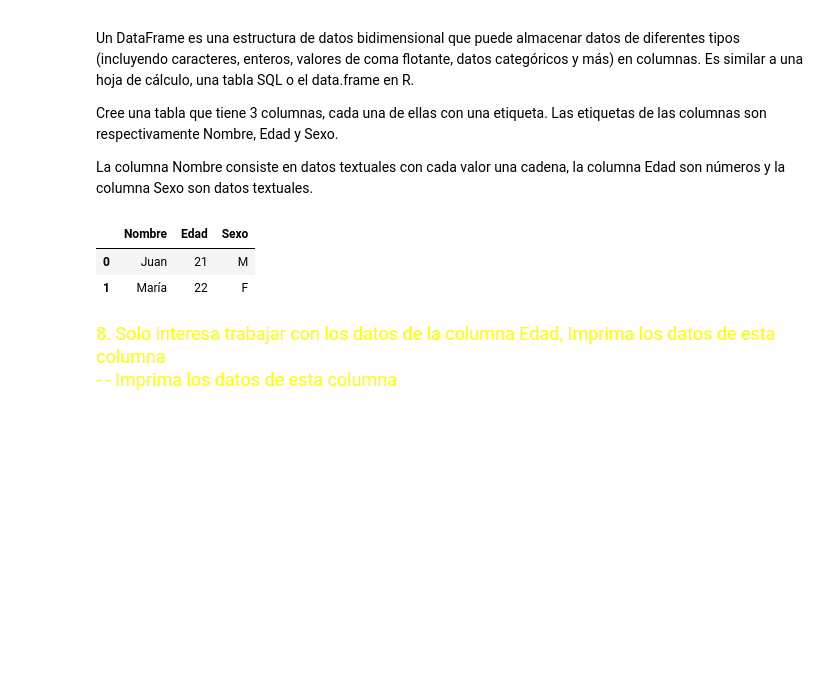
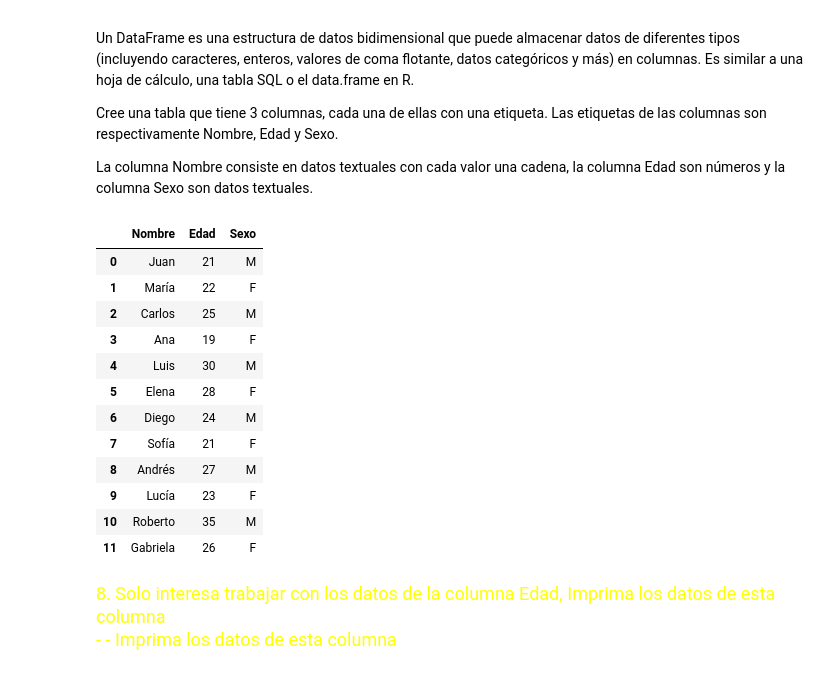
Before and after one commit to juan1jose3/pandas_stuff, a Jupyter notebook: TallerPythonPandas/notebooks/TallerPythonPandas.ipynb, the cells around one changed output. Cells and saved outputs as stored; diff of their text form; code cells hidden in the pictures; blank space fills up the shorter version.

```diff
--- a/TallerPythonPandas/notebooks/TallerPythonPandas.ipynb
+++ b/TallerPythonPandas/notebooks/TallerPythonPandas.ipynb
@@ -162,17 +162,31 @@ La columna Nombre consiste en datos textuales con cada valor una cadena, la colu
 # %%
 #Utilizar las buenas practicas de python
 people = {
-    "Nombre":["Juan","María"],
-    "Edad":[21,22],
-    "Sexo":["M","F"]
+    "Nombre": [
+        "Juan", "María", "Carlos", "Ana", "Luis",
+        "Elena", "Diego", "Sofía", "Andrés", "Lucía",
+        "Roberto", "Gabriela"
+    ],
+    "Edad": [21, 22, 25, 19, 30, 28, 24, 21, 27, 23, 35, 26],
+    "Sexo": ["M", "F", "M", "F", "M", "F", "M", "F", "M", "F", "M", "F"]
 }
 
 people_data_frame = pd.DataFrame(data=people)
 people_data_frame
 # %% [output]
 |  | Nombre | Edad | Sexo |
 | 0 | Juan | 21 | M |
 | 1 | María | 22 | F |
+| 2 | Carlos | 25 | M |
+| 3 | Ana | 19 | F |
+| 4 | Luis | 30 | M |
+| 5 | Elena | 28 | F |
+| 6 | Diego | 24 | M |
+| 7 | Sofía | 21 | F |
+| 8 | Andrés | 27 | M |
+| 9 | Lucía | 23 | F |
+| 10 | Roberto | 35 | M |
+| 11 | Gabriela | 26 | F |
 # %% [markdown]
 <font color="yellow" size = "4" face = "small fonts">8. Solo interesa trabajar con los datos de la columna Edad, Imprima los datos de esta columna</font></center><br>
 <font color="yellow" size = "4" face = "small fonts"> -  - Imprima los datos de esta columna</font></center><br>
```
Also changed, not shown: parts of 1 cell of this notebook.
